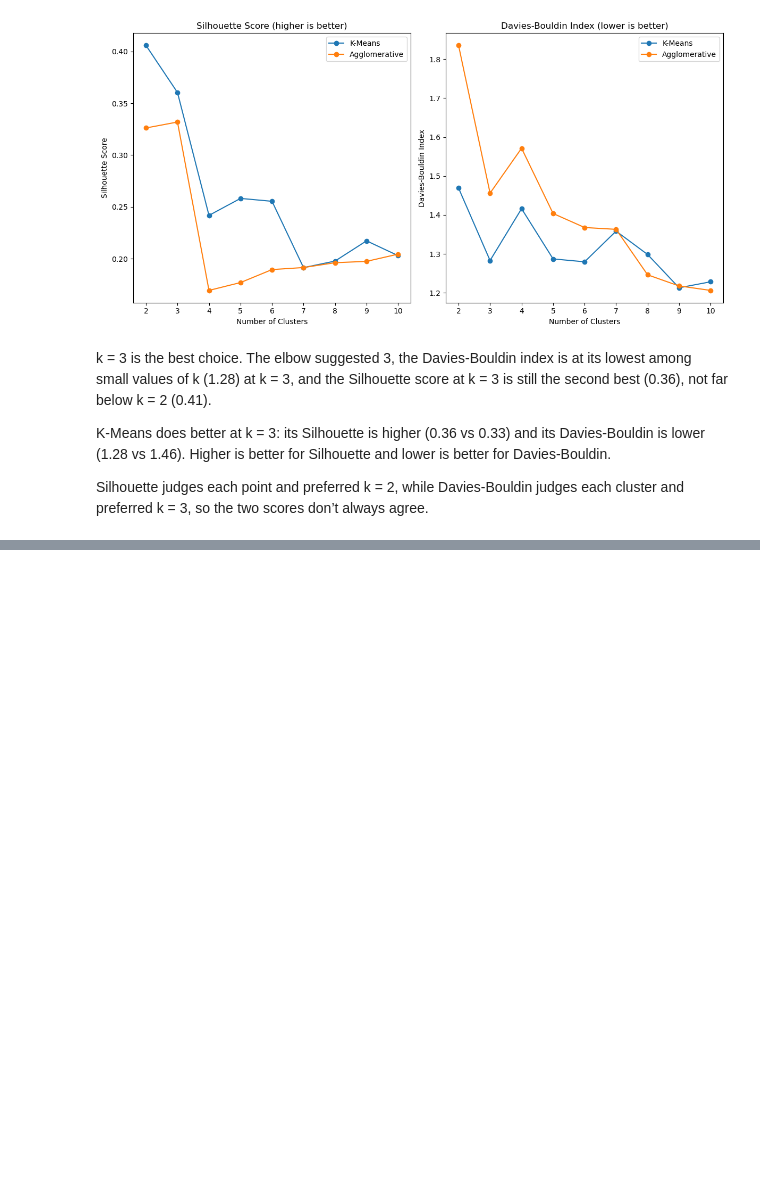
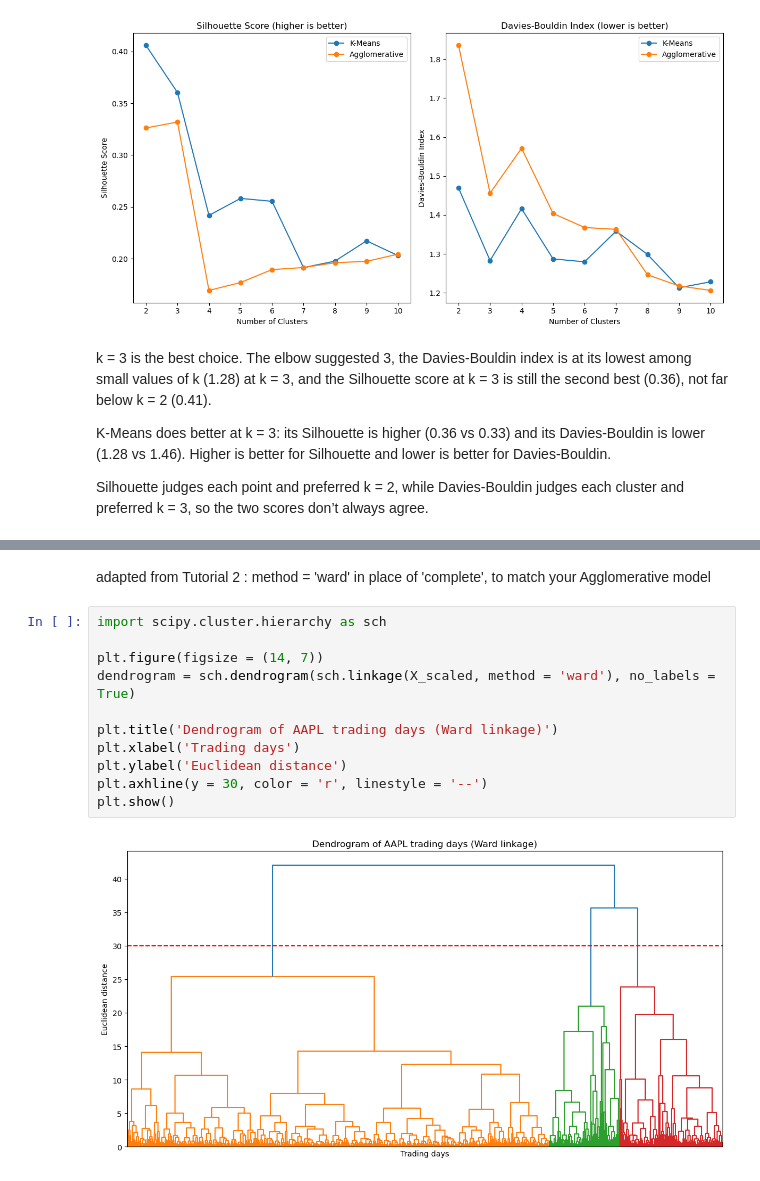
Before and after one commit to achbahri/CA1-2026167-machine, a Jupyter notebook: CA1_Achraf_Bahri_2026167.ipynb, the cells around one changed output, grey strips where cells are left out. Drawn from its saved outputs; the diff is of its cells as text; blank space fills up the shorter version.

```diff
--- a/CA1_Achraf_Bahri_2026167.ipynb
+++ b/CA1_Achraf_Bahri_2026167.ipynb
@@ -569,0 +673,15 @@ Silhouette judges each point and preferred k = 2, while Davies-Bouldin judges ea
+# %% [markdown]
+adapted from Tutorial 2 : method = 'ward' in place of 'complete', to match your Agglomerative model
+# %%
+import scipy.cluster.hierarchy as sch
+
+plt.figure(figsize = (14, 7))
+dendrogram = sch.dendrogram(sch.linkage(X_scaled, method = 'ward'), no_labels = True)
+
+plt.title('Dendrogram of AAPL trading days (Ward linkage)')
+plt.xlabel('Trading days')
+plt.ylabel('Euclidean distance')
+plt.axhline(y = 30, color = 'r', linestyle = '--')
+plt.show()
+# %% [output]
+[figure, added]
```
Also changed, not shown: parts of 17 cells of this notebook.
